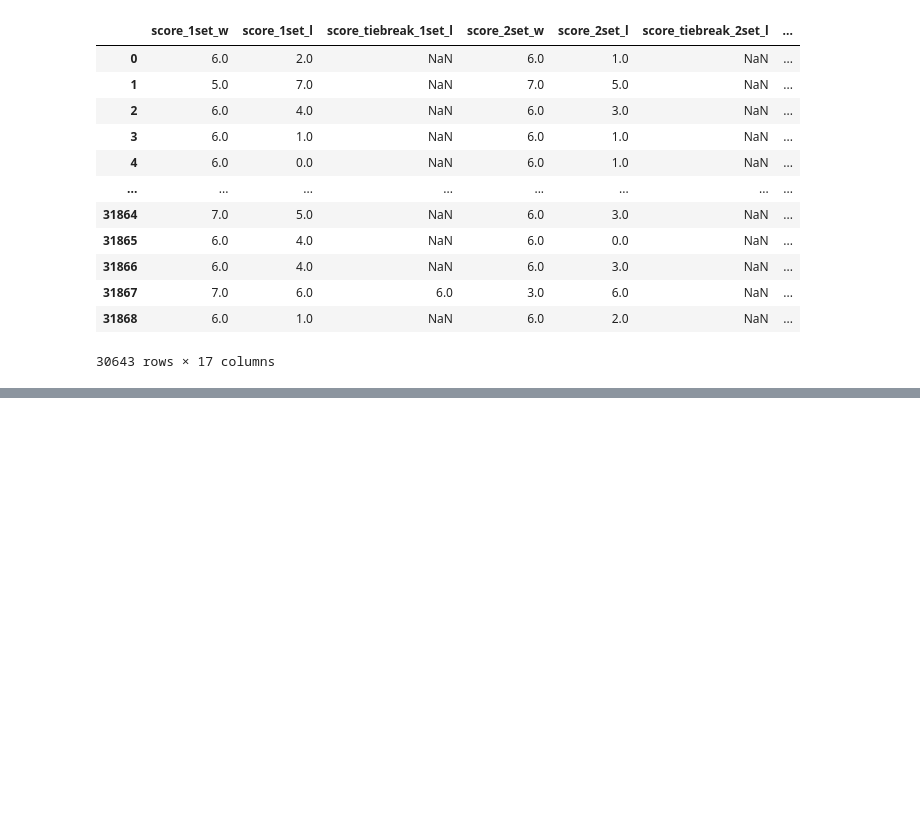
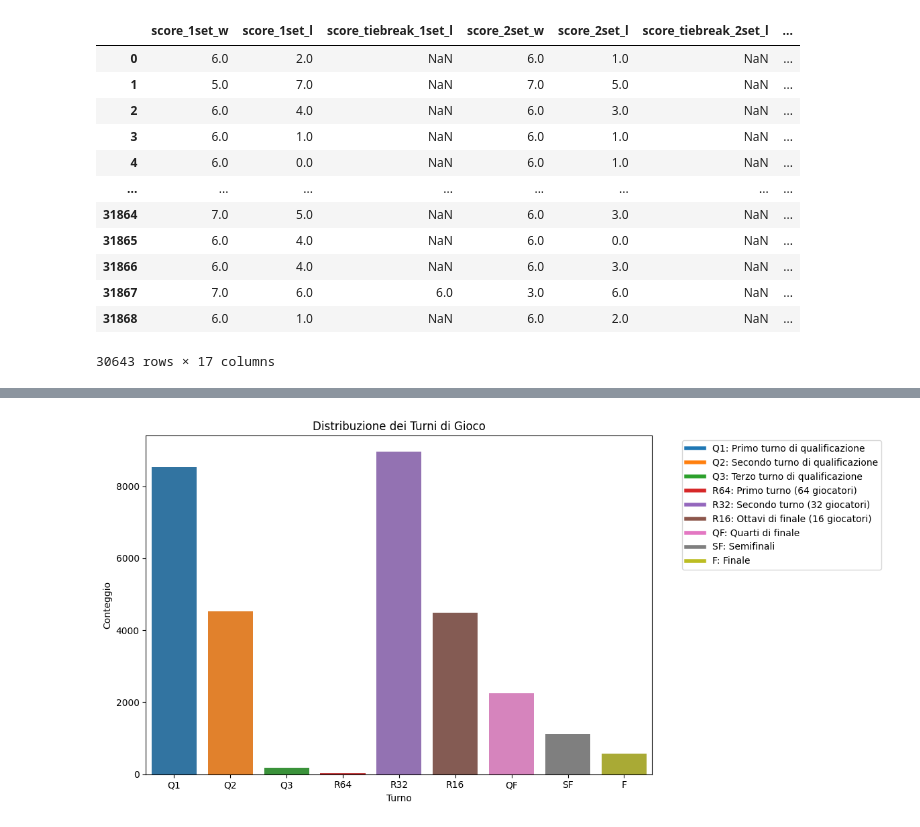
Before and after one commit to MarioAlfio/Tennis_bet, a Jupyter notebook: eda_analysis_part1.ipynb, the cells around one changed output, grey strips where cells are left out. Cells and saved outputs as stored; diff of their text form; code cells hidden in the pictures; blank space fills up the shorter version.

```diff
--- a/eda_analysis_part1.ipynb
+++ b/eda_analysis_part1.ipynb
@@ -274,0 +275,51 @@ plt.show()
+# %%
+import matplotlib.pyplot as plt
+import seaborn as sns
+
+# Dizionario per mappare le abbreviazioni ai loro significati (IN ORDINE LOGICO)
+round_labels = {
+    'Q1': 'Primo turno di qualificazione',
+    'Q2': 'Secondo turno di qualificazione',
+    'Q3': 'Terzo turno di qualificazione',
+    'R64': 'Primo turno (64 giocatori)',
+    'R32': 'Secondo turno (32 giocatori)',
+    'R16': 'Ottavi di finale (16 giocatori)',
+    'QF': 'Quarti di finale',
+    'SF': 'Semifinali',
+    'F': 'Finale'
+}
+
+# Ordinamento personalizzato per il grafico
+round_order = list(round_labels.keys())
+
+# Mappa di colori personalizzati
+round_colors = {
+    'Q1': '#1f77b4',   # Blu
+    'Q2': '#ff7f0e',   # Arancione
+    'Q3': '#2ca02c',   # Verde
+    'R64': '#d62728',  # Rosso
+    'R32': '#9467bd',  # Viola
+    'R16': '#8c564b',  # Marrone
+    'QF': '#e377c2',   # Rosa
+    'SF': '#7f7f7f',   # Grigio
+    'F': '#bcbd22'     # Giallo
+}
+
+# Creazione del grafico con colori personalizzati
+plt.figure(figsize=(12, 6))
+sns.countplot(x='round', hue= 'round', data=df, order=round_order, palette=round_colors, legend=False)
+
+# Titoli e asse
+plt.title('Distribuzione dei Turni di Gioco')
+plt.xlabel('Turno')
+plt.ylabel('Conteggio')
+
+# Aggiunta della legenda
+handles = [plt.Line2D([0], [0], color=round_colors[abbr], lw=4, label=f'{abbr}: {desc}')
+           for abbr, desc in round_labels.items()]
+plt.legend(handles=handles, bbox_to_anchor=(1.05, 1), loc='upper left')
+
+plt.tight_layout()
+plt.show()
+# %% [output]
+[figure, added]
```
Also changed, not shown: parts of 2 cells of this notebook, 1 other file.
